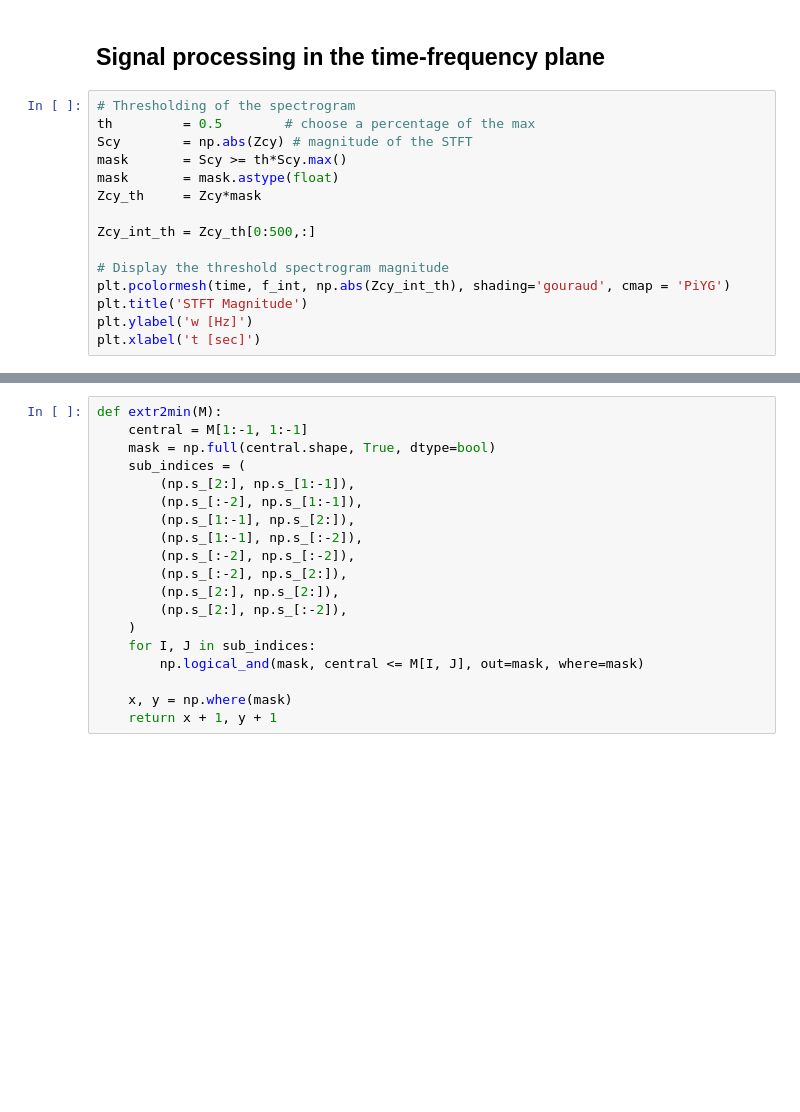
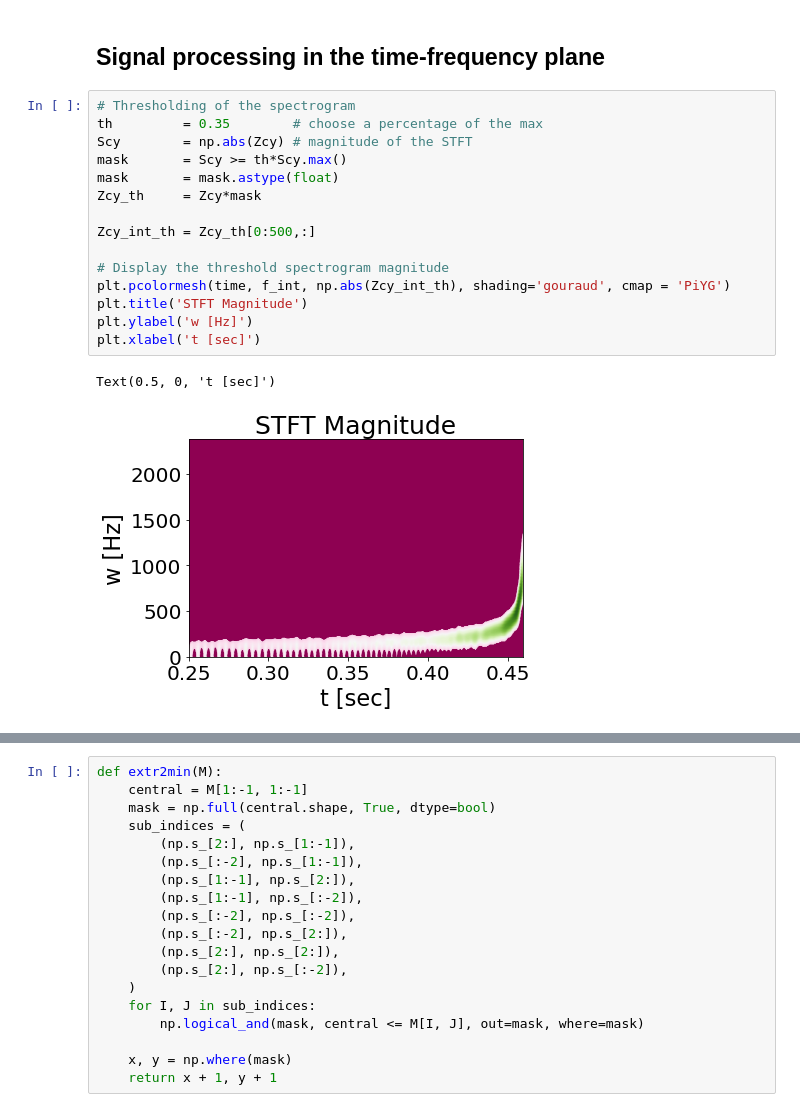
Before and after one commit to bpascal-fr/GeoSto-PP-for-TF, a Jupyter notebook: synthetic.ipynb, the cells around one changed output, grey strips where cells are left out. Drawn from its saved outputs; the diff is of its cells as text; blank space fills up the shorter version.

```diff
--- a/synthetic.ipynb
+++ b/synthetic.ipynb
@@ -152,18 +153,21 @@ Text(0.5, 0, 't [sec]')
 ## Signal processing in the time-frequency plane
 # %%
 # Thresholding of the spectrogram
-th         = 0.5        # choose a percentage of the max
+th         = 0.35        # choose a percentage of the max
 Scy        = np.abs(Zcy) # magnitude of the STFT
 mask       = Scy >= th*Scy.max()
 mask       = mask.astype(float)
 Zcy_th     = Zcy*mask
 
 Zcy_int_th = Zcy_th[0:500,:]
 
 # Display the threshold spectrogram magnitude
 plt.pcolormesh(time, f_int, np.abs(Zcy_int_th), shading='gouraud', cmap = 'PiYG')
 plt.title('STFT Magnitude')
 plt.ylabel('w [Hz]')
 plt.xlabel('t [sec]')
+# %% [output]
+Text(0.5, 0, 't [sec]')
+[figure, added]
 # %%
 # Inverse Shirt-Time Fourier Transform
```
Also changed, not shown: parts of 3 cells of this notebook.
